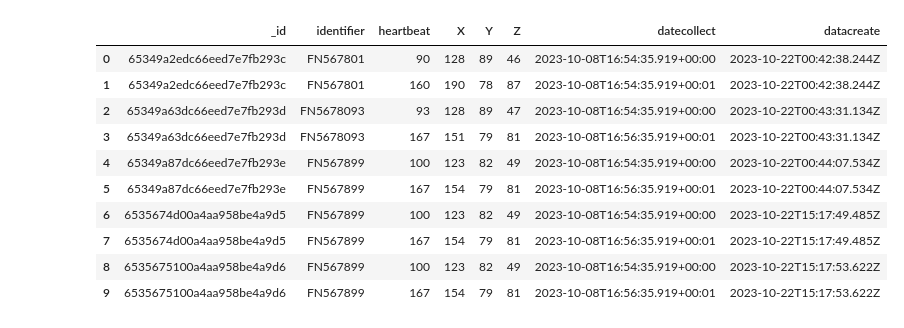
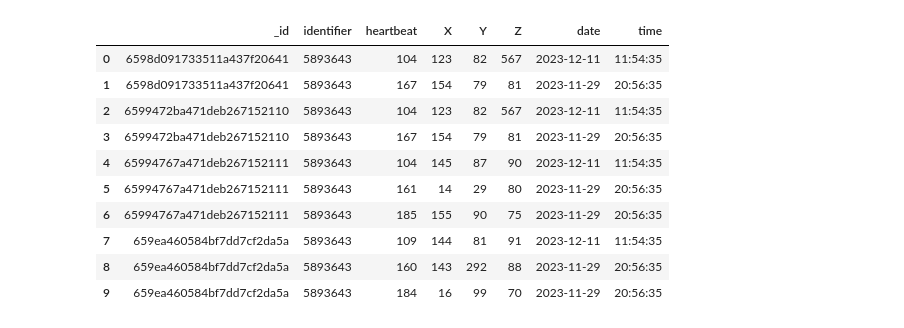
Before and after one commit to ezekiel9m/projeto-mestrado-iot-coracao-artificial, a Jupyter notebook: jupyter-notbook/projeto-iot-ca.ipynb, the cells around one changed output. Drawn from its saved outputs; the diff is of its cells as text; code cells hidden in the pictures.

```diff
--- a/jupyter-notbook/projeto-iot-ca.ipynb
+++ b/jupyter-notbook/projeto-iot-ca.ipynb
@@ -13,6 +13,6 @@ header('Content-Type: application/json',
 # %%
 url = 'http://127.0.0.1:8000/analyse/data_analyse'
-doc =  requests.get(url, header=header)
+doc =  requests.get(url)
 doc = doc.json()
 # %%
 print(doc)
@@ -21,7 +21,3 @@ print(doc)
-# %%
-url = 'http://127.0.0.1:8000/datas/list_datas_analyse'
-doc =  requests.get(url)
-doc = doc.json()
 # %%
-data = json_util.dumps(doc)
-datas = pd.read_json(data)
+data_f = json_util.dumps(doc)
+data = pd.read_json(data_f)
@@ -30,14 +24,14 @@ datas = pd.read_json(data)
 # %%
-datas.head(10)
+data.head(10)
 # %% [output]
-|  | _id | identifier | heartbeat | X | Y | Z | datecollect | datacreate |
-| 0 | 65349a2edc66eed7e7fb293c | FN567801 | 90 | 128 | 89 | 46 | 2023-10-08T16:54:35.919+00:00 | 2023-10-22T00:42:38.244Z |
-| 1 | 65349a2edc66eed7e7fb293c | FN567801 | 160 | 190 | 78 | 87 | 2023-10-08T16:54:35.919+00:01 | 2023-10-22T00:42:38.244Z |
-| 2 | 65349a63dc66eed7e7fb293d | FN5678093 | 93 | 128 | 89 | 47 | 2023-10-08T16:54:35.919+00:00 | 2023-10-22T00:43:31.134Z |
-| 3 | 65349a63dc66eed7e7fb293d | FN5678093 | 167 | 151 | 79 | 81 | 2023-10-08T16:56:35.919+00:01 | 2023-10-22T00:43:31.134Z |
-| 4 | 65349a87dc66eed7e7fb293e | FN567899 | 100 | 123 | 82 | 49 | 2023-10-08T16:54:35.919+00:00 | 2023-10-22T00:44:07.534Z |
-| 5 | 65349a87dc66eed7e7fb293e | FN567899 | 167 | 154 | 79 | 81 | 2023-10-08T16:56:35.919+00:01 | 2023-10-22T00:44:07.534Z |
-| 6 | 6535674d00a4aa958be4a9d5 | FN567899 | 100 | 123 | 82 | 49 | 2023-10-08T16:54:35.919+00:00 | 2023-10-22T15:17:49.485Z |
-| 7 | 6535674d00a4aa958be4a9d5 | FN567899 | 167 | 154 | 79 | 81 | 2023-10-08T16:56:35.919+00:01 | 2023-10-22T15:17:49.485Z |
-| 8 | 6535675100a4aa958be4a9d6 | FN567899 | 100 | 123 | 82 | 49 | 2023-10-08T16:54:35.919+00:00 | 2023-10-22T15:17:53.622Z |
-| 9 | 6535675100a4aa958be4a9d6 | FN567899 | 167 | 154 | 79 | 81 | 2023-10-08T16:56:35.919+00:01 | 2023-10-22T15:17:53.622Z |
+|  | _id | identifier | heartbeat | X | Y | Z | date | time |
+| 0 | 6598d091733511a437f20641 | 5893643 | 104 | 123 | 82 | 567 | 2023-12-11 | 11:54:35 |
+| 1 | 6598d091733511a437f20641 | 5893643 | 167 | 154 | 79 | 81 | 2023-11-29 | 20:56:35 |
+| 2 | 6599472ba471deb267152110 | 5893643 | 104 | 123 | 82 | 567 | 2023-12-11 | 11:54:35 |
+| 3 | 6599472ba471deb267152110 | 5893643 | 167 | 154 | 79 | 81 | 2023-11-29 | 20:56:35 |
+| 4 | 65994767a471deb267152111 | 5893643 | 104 | 145 | 87 | 90 | 2023-12-11 | 11:54:35 |
+| 5 | 65994767a471deb267152111 | 5893643 | 161 | 14 | 29 | 80 | 2023-11-29 | 20:56:35 |
+| 6 | 65994767a471deb267152111 | 5893643 | 185 | 155 | 90 | 75 | 2023-11-29 | 20:56:35 |
+| 7 | 659ea460584bf7dd7cf2da5a | 5893643 | 109 | 144 | 81 | 91 | 2023-12-11 | 11:54:35 |
+| 8 | 659ea460584bf7dd7cf2da5a | 5893643 | 160 | 143 | 292 | 88 | 2023-11-29 | 20:56:35 |
+| 9 | 659ea460584bf7dd7cf2da5a | 5893643 | 184 | 16 | 99 | 70 | 2023-11-29 | 20:56:35 |
```
Also changed, not shown: parts of 27 cells of this notebook, 3 other files.
